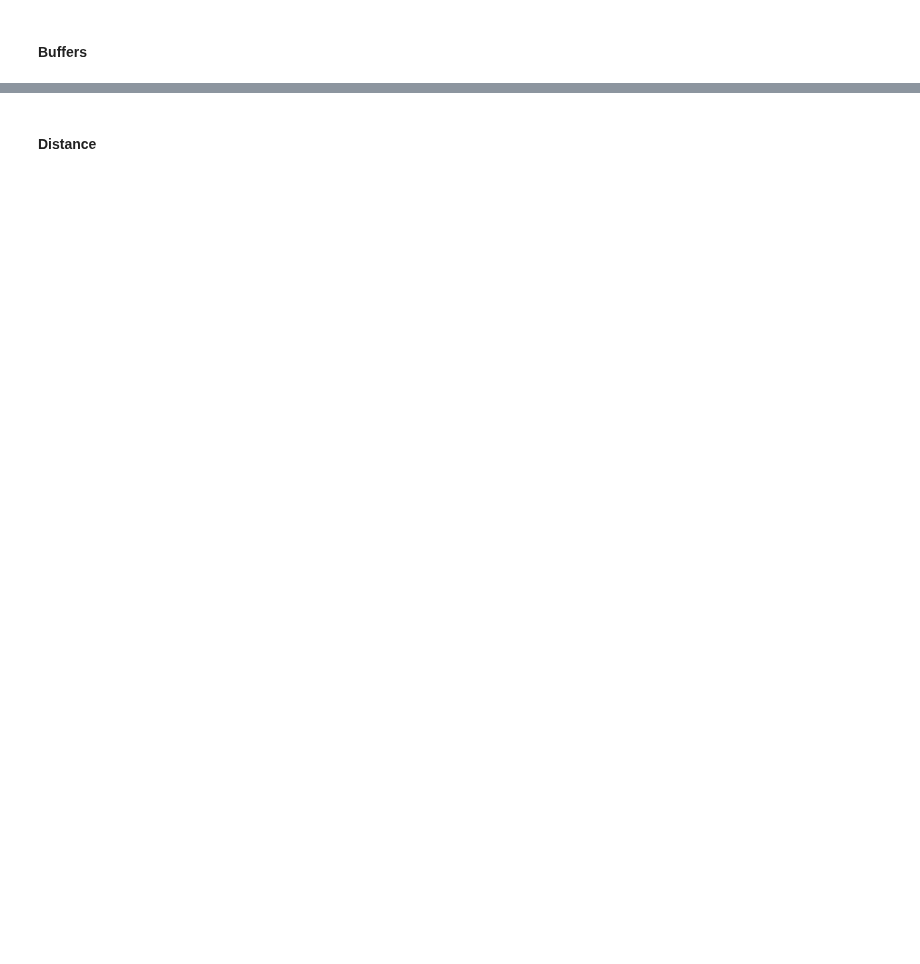
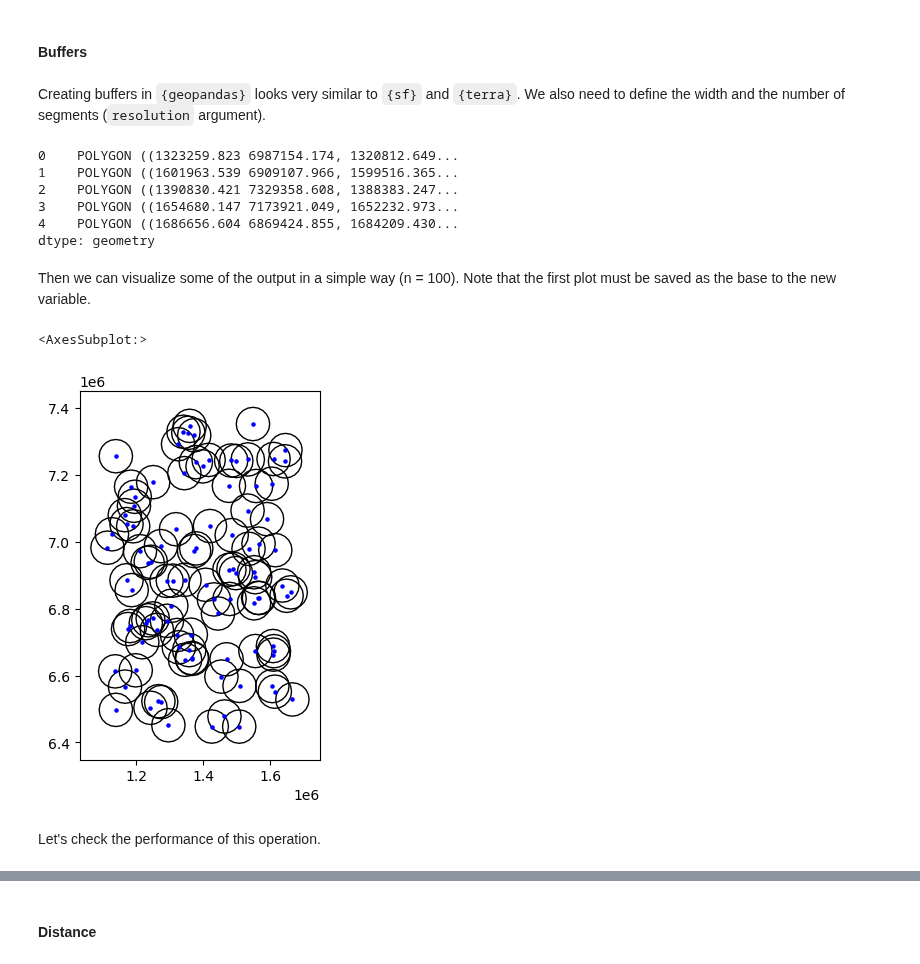
Before and after one commit to kadyb/OGH2022, a Jupyter notebook: Python.ipynb, the cells around one changed output, grey strips where cells are left out. Drawn from its saved outputs; the diff is of its cells as text; code cells hidden in the pictures; blank space fills up the shorter version.

```diff
--- a/Python.ipynb
+++ b/Python.ipynb
@@ -319,0 +321,5 @@ pts.to_file("data/points2.gpkg")
+# %%
+vector = geopandas.read_file("data/points.gpkg")
+vector[0:5]
+vector.crs
+vector.total_bounds # minx, miny, maxx, maxy
@@ -320,2 +355,26 @@ pts.to_file("data/points2.gpkg")
 # %% [markdown]
 #### Buffers
+# %% [markdown]
+Creating buffers in `{geopandas}` looks very similar to `{sf}` and `{terra}`.
+We also need to define the width and the number of segments (`resolution` argument).
+# %%
+buffer = vector.buffer(50000, resolution = 5)
+buffer[0:5]
+# %% [output]
+0    POLYGON ((1323259.823 6987154.174, 1320812.649...
+1    POLYGON ((1601963.539 6909107.966, 1599516.365...
+2    POLYGON ((1390830.421 7329358.608, 1388383.247...
+3    POLYGON ((1654680.147 7173921.049, 1652232.973...
+4    POLYGON ((1686656.604 6869424.855, 1684209.430...
+dtype: geometry
+# %% [markdown]
+Then we can visualize some of the output in a simple way (n = 100).
+Note that the first plot must be saved as the base to the new variable.
+# %%
+base = buffer[0:100].plot(facecolor = "none")
+vector[0:100].plot(ax = base, markersize = 5, color = "blue")
+# %% [output]
+<AxesSubplot:>
+[figure, added]
+# %% [markdown]
+Let's check the performance of this operation.
```
Also changed, not shown: parts of 23 cells of this notebook, 1 other file.
